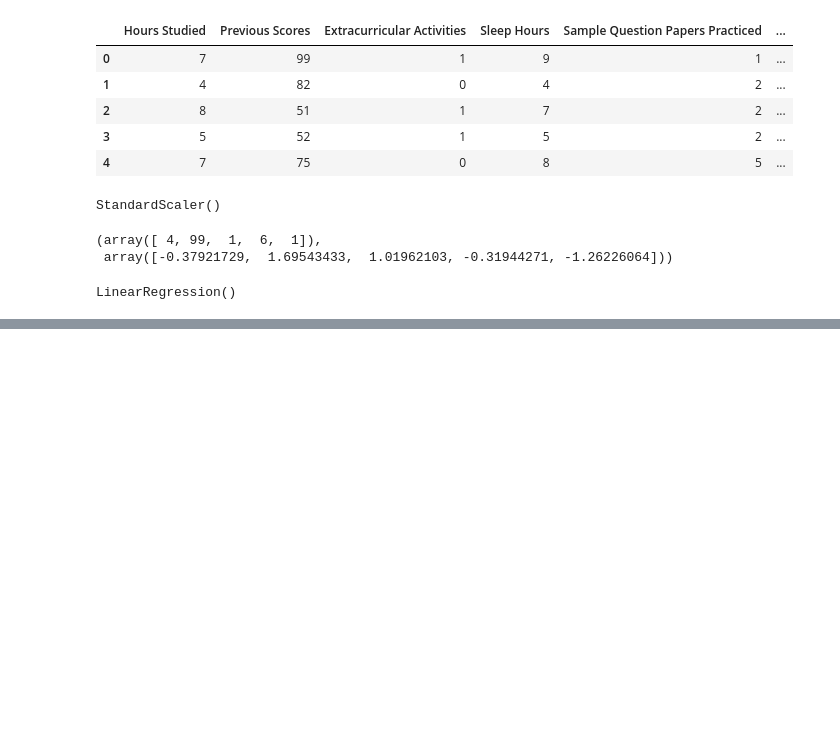
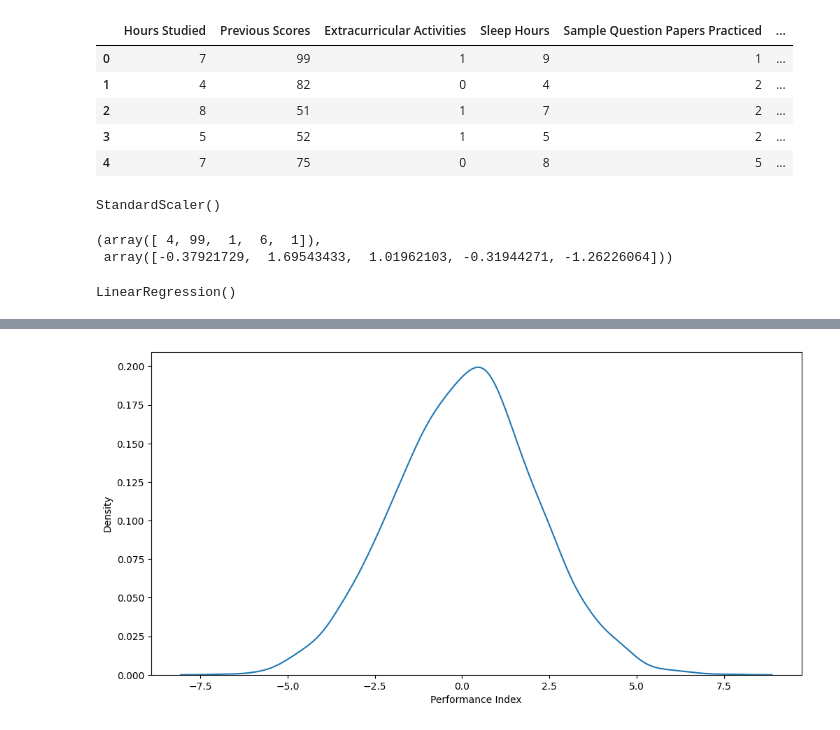
Before and after one commit to AyushDevadiga1/practice-programs, a Jupyter notebook: da_L2.ipynb, the cells around one changed output, grey strips where cells are left out. Cells and saved outputs as stored; diff of their text form; code cells hidden in the pictures; blank space fills up the shorter version.

```diff
--- a/da_L2.ipynb
+++ b/da_L2.ipynb
@@ -182 +186,8 @@ plt.show()
+# %%
+plt.figure(figsize=(12,6))
+sns.kdeplot(residuals)
+plt.show()
+# The residual graph is normal too.
+# %% [output]
+[figure, added]
 # %%
```
Also changed, not shown: parts of 17 cells of this notebook, 1 other file.
